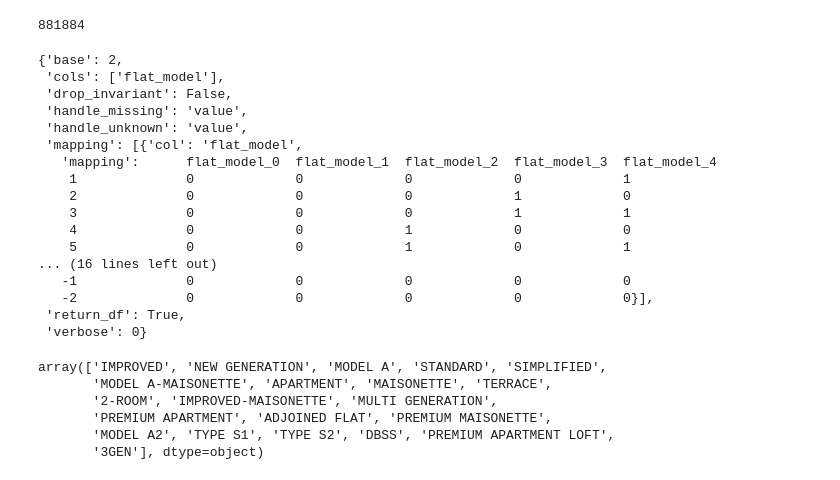
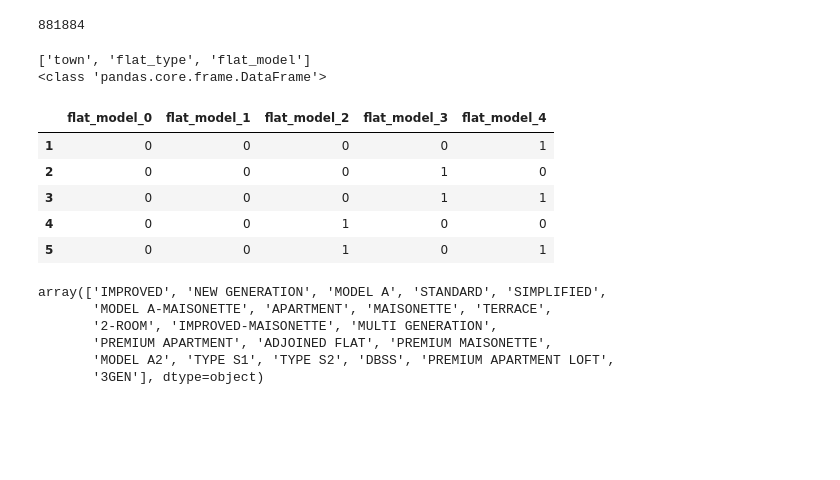
Before and after one commit to tjl081/1002_project, a Jupyter notebook: ml_files/test_regression.ipynb, the cells around one changed output. Saved outputs shown, nothing was run; the diff lists cells and outputs as text; code cells hidden in the pictures; blank space fills up the shorter version.

```diff
--- a/ml_files/test_regression.ipynb
+++ b/ml_files/test_regression.ipynb
@@ -548,27 +552,22 @@ len(x_poly)
 # %%
 # ce_town = ce.BinaryEncoder(cols=['town'])
 # ce_flat_type = ce.BinaryEncoder(cols=['flat_type'])
 # ce_flat_model = ce.BinaryEncoder(cols=['flat_model'])
-
-ce_flat_model.get_params()
+data_encoder_params = data_encoder.get_params()
+print(data_encoder_params["cols"])
+mapping_df = [m["mapping"] for m in data_encoder_params["mapping"] if m['col'] == "flat_model"][0]
+print(type(mapping_df))
+mapping_df.head(5)
+#data_encoder.get_params()
 # %% [output]
-{'base': 2,
- 'cols': ['flat_model'],
- 'drop_invariant': False,
- 'handle_missing': 'value',
- 'handle_unknown': 'value',
- 'mapping': [{'col': 'flat_model',
-   'mapping':      flat_model_0  flat_model_1  flat_model_2  flat_model_3  flat_model_4
-    1              0             0             0             0             1
-    2              0             0             0             1             0
-    3              0             0             0             1             1
-    4              0             0             1             0             0
-    5              0             0             1             0             1
-... (16 lines left out)
-   -1              0             0             0             0             0
-   -2              0             0             0             0             0}],
- 'return_df': True,
- 'verbose': 0}
+['town', 'flat_type', 'flat_model']
+<class 'pandas.core.frame.DataFrame'>
+|  | flat_model_0 | flat_model_1 | flat_model_2 | flat_model_3 | flat_model_4 |
+| 1 | 0 | 0 | 0 | 0 | 1 |
+| 2 | 0 | 0 | 0 | 1 | 0 |
+| 3 | 0 | 0 | 0 | 1 | 1 |
+| 4 | 0 | 0 | 1 | 0 | 0 |
+| 5 | 0 | 0 | 1 | 0 | 1 |
 # %%
 df['flat_model'].unique()
 # %% [output]
```
Also changed, not shown: parts of 4 cells of this notebook, 4 other files.
